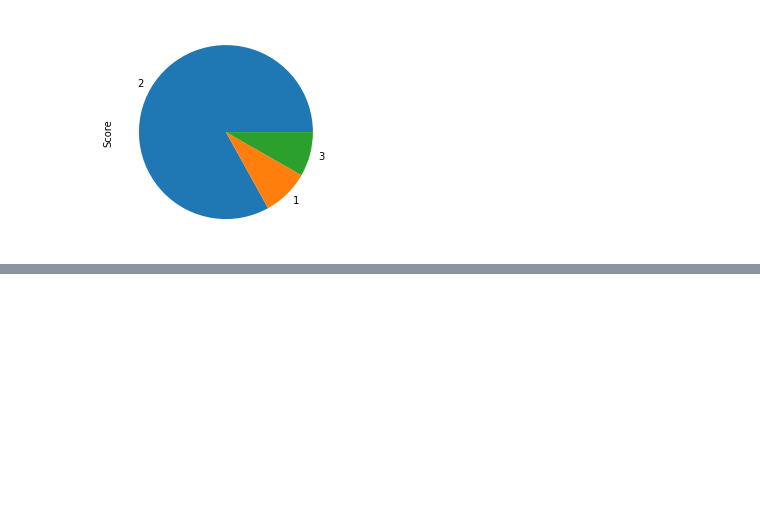
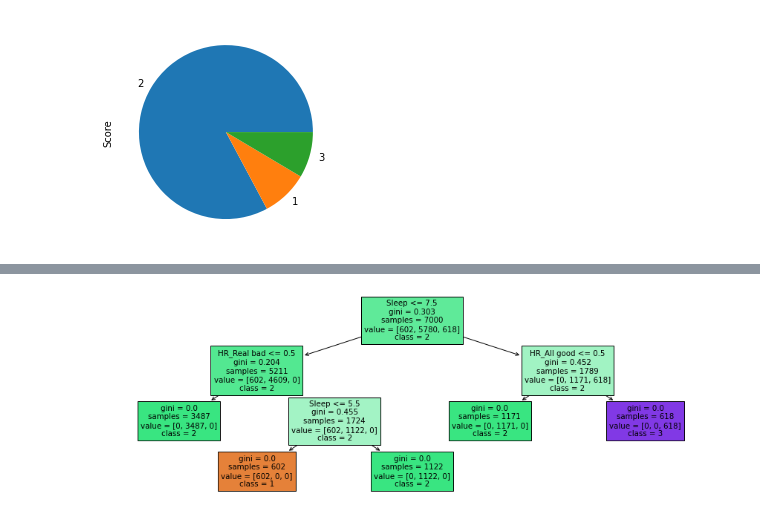
Before and after one commit to jypenga/dsp, a Jupyter notebook: notebooks/Decision tree test.ipynb, the cells around one changed output, grey strips where cells are left out. Drawn from its saved outputs; the diff is of its cells as text; code cells hidden in the pictures; blank space fills up the shorter version.

```diff
--- a/notebooks/Decision tree test.ipynb
+++ b/notebooks/Decision tree test.ipynb
@@ -96,5 +97,5 @@ x_train, x_test, y_train, y_test = train_test_split(X, y, train_size = 0.7, test
 # %%
-model = DecisionTreeClassifier(max_depth = 2) # anders returned ie altijd 100% --> overfitting
+model = DecisionTreeClassifier(max_depth = 3) # anders returned ie altijd 100% --> overfitting
 model = model.fit(x_train, y_train)
 
 pred = model.predict(x_test)
@@ -109,0 +128,9 @@ new_df.Score.value_counts().plot(kind = 'pie') # ff checken wat de verdeling is
+# %%
+fig = plt.figure(figsize = (15, 5))
+
+features = ['Steps', 'Sleep', 'HR_All good', 'HR_Normal', 'HR_Real bad']
+target = y.unique().astype(str)
+
+_ = tree.plot_tree(model, feature_names = features, class_names = target, filled = True)
+# %% [output]
+[figure, added]
```
Also changed, not shown: parts of 6 cells of this notebook.
